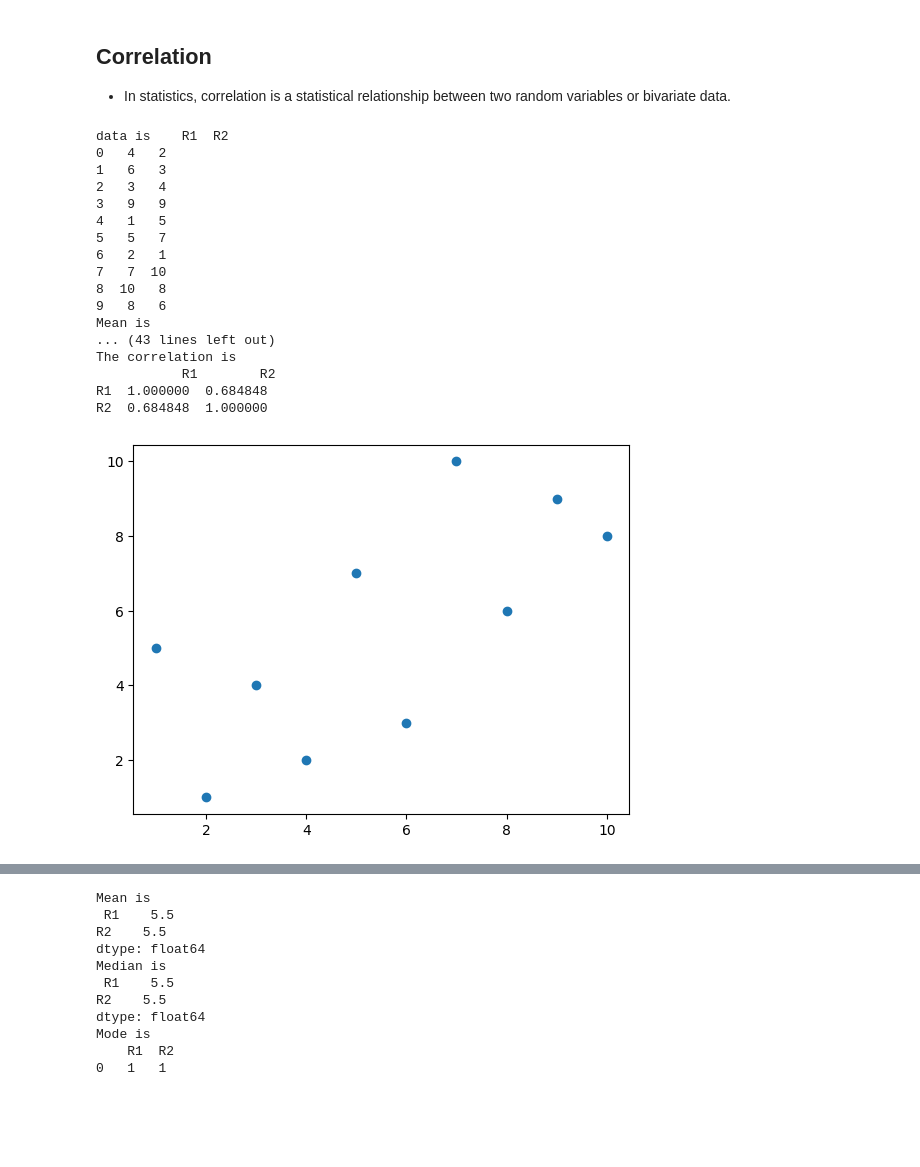
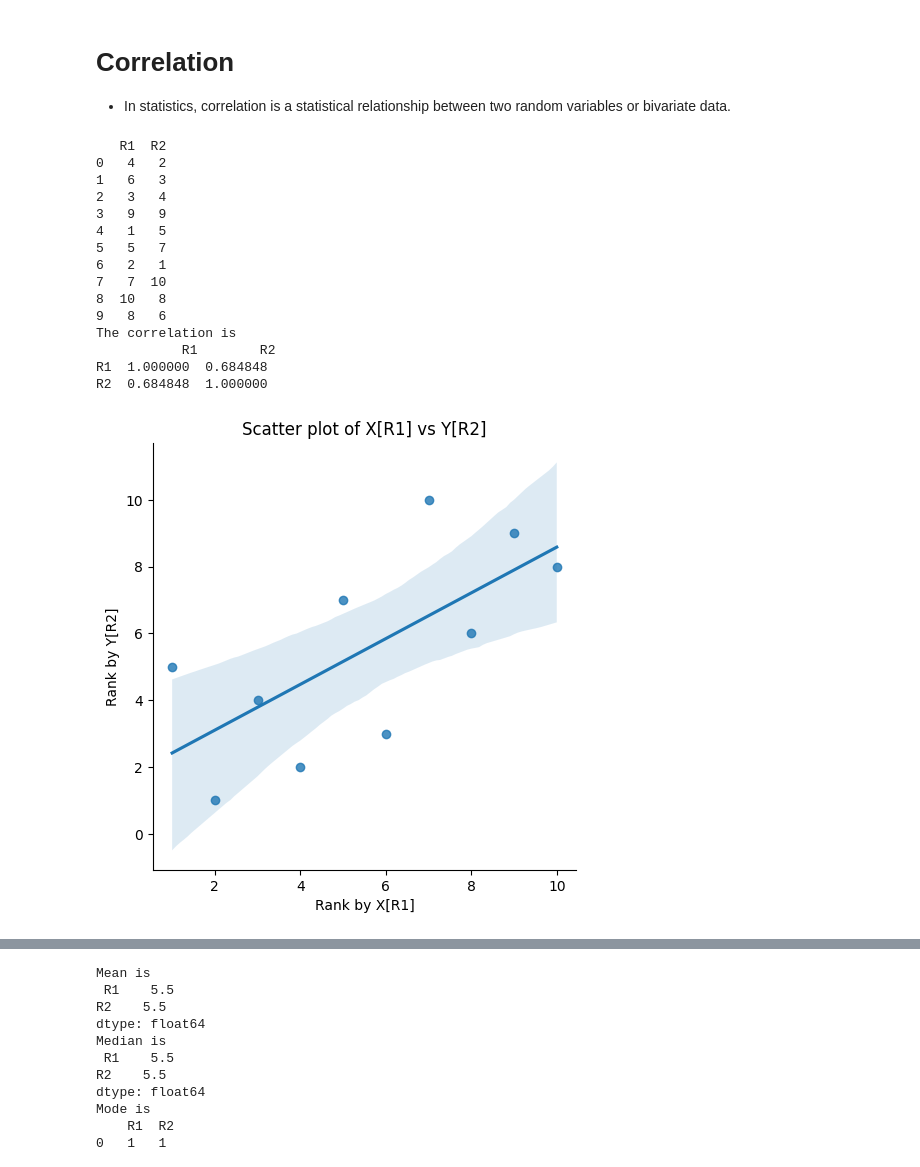
Before and after one commit to jsdhami/StatisticsWithPython, a Jupyter notebook: correlation.ipynb, the cells around one changed output, grey strips where cells are left out. Drawn from its saved outputs; the diff is of its cells as text; code cells hidden in the pictures; blank space fills up the shorter version.

```diff
--- a/correlation.ipynb
+++ b/correlation.ipynb
@@ -1,43 +1,41 @@
 # %% [markdown]
-## Correlation
+# Correlation
 - In statistics, correlation is a statistical relationship between two random variables or bivariate data.
 # %%
 import pandas as pd
 
 df = pd.read_csv('./data/tvObs.csv')
-print("data is", df)
+print(df)
 
 # find the correlation between the variables
 print("The correlation is\n", df.corr())
 
 # plot graph of X[R1] vs Y[R2] using scatter plot and find the correlation between the variables
 import matplotlib.pyplot as plt
 import seaborn as sns
 
-plt.scatter(df['R1'], df['R2'])
+# plt.scatter(df['R1'], df['R2'])
 sns.lmplot(x="R1", y="R2", data=df);
 plt.title('Scatter plot of X[R1] vs Y[R2]')
 plt.xlabel('Rank by X[R1]')
 plt.ylabel('Rank by Y[R2]')
 
 
 plt.show()
 # %% [output]
-data is    R1  R2
+   R1  R2
 0   4   2
 1   6   3
 2   3   4
 3   9   9
 4   1   5
 5   5   7
 6   2   1
 7   7  10
 8  10   8
 9   8   6
-Mean is
-... (43 lines left out)
 The correlation is
            R1        R2
 R1  1.000000  0.684848
 R2  0.684848  1.000000
-[figure, old version]
+[figure, new version]
```
Also changed, not shown: parts of 1 cell of this notebook, 2 other files.
